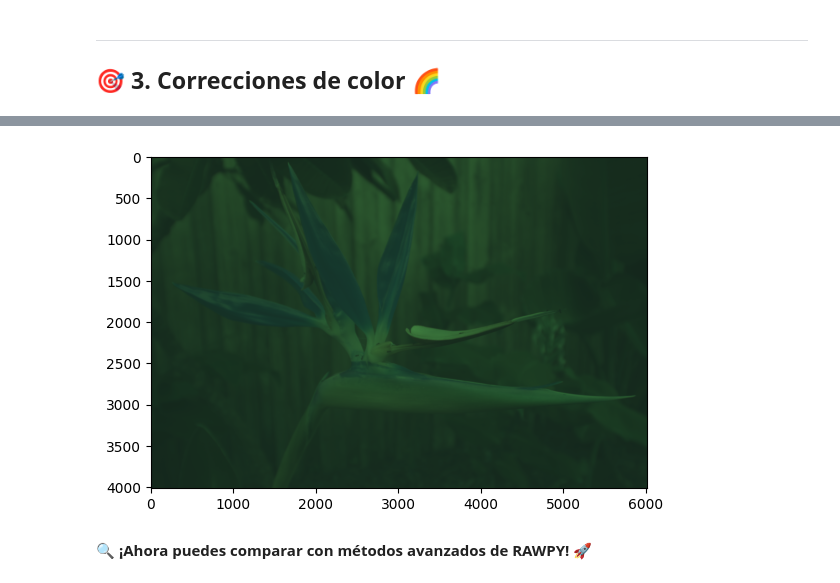
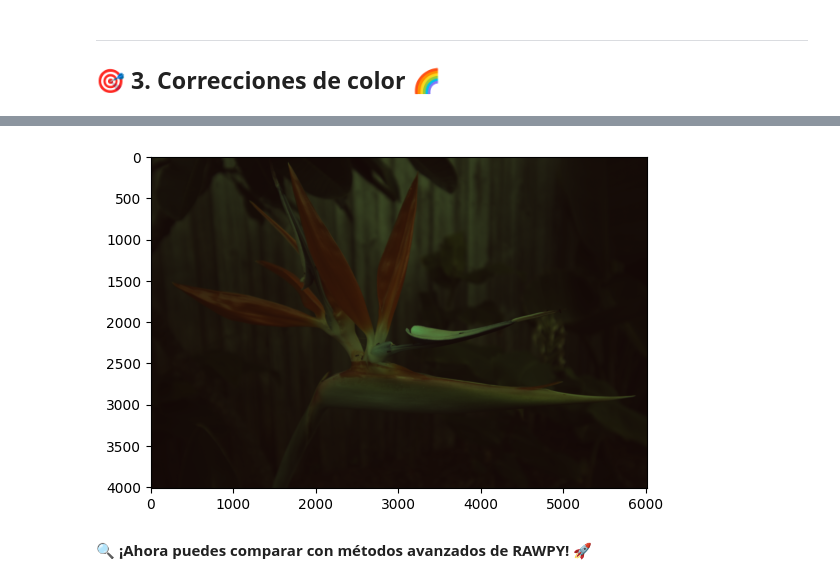
Before and after one commit to RLNicolas/Hands-on-Computer-Vision, a Jupyter notebook: sesiones/sesion2/Sesion2_1_Demosaicking.ipynb, the cells around one changed output, grey strips where cells are left out. Cells and saved outputs as stored; diff of their text form; code cells hidden in the pictures.

```diff
--- a/sesiones/sesion2/Sesion2_1_Demosaicking.ipynb
+++ b/sesiones/sesion2/Sesion2_1_Demosaicking.ipynb
@@ -210,9 +210,9 @@ G_KERNEL = np.array([[0,1,0],[1,0,1],[0,1,0]])
 #Filtro lineal para los canales azul y rojo (Note la diferencia)
 RB_KERNEL = np.array([[1,0,1],[0,0,0],[1,0,1]])
 
-r = convolve(r, RB_KERNEL, mode='nearest')
-b = convolve(b, RB_KERNEL, mode='nearest')
-g = convolve(g, G_KERNEL, mode='nearest')
+r = convolve(r, RB_KERNEL, mode='nearest') + r
+b = convolve(b, RB_KERNEL, mode='nearest') + b
+g = convolve(g, G_KERNEL, mode='nearest') + g
 
 channels = [r, g, b]
 titles = ['Red Channel', 'Green Channel', 'Blue Channel']
@@ -237,10 +237,13 @@ plt.show()
 ## 🎯 **3. Correcciones de color** <a name="tema4"></a> 🌈
 # %%
 # Definimos el valor de gamma para la corrección gamma
-gamma = 2.2 # 🛠️ Puedes cambiar este valor para ver cómo afecta a la imagen
+gamma = 1.0 # 🛠️ Puedes cambiar este valor para ver cómo afecta a la imagen
+
+channels = [b, g, r] #Intercambio de canales R y B
+titles = ['Red Channel', 'Green Channel', 'Blue Channel']
 
 # Apilamos los canales rojo, verde y azul para formar una imagen RGB
-rgb = np.stack([r,g,b], axis=-1) # 🛠️ Completar la función para apilar los canales
+rgb = np.stack(channels, axis=-1) # 🛠️ Completar la función para apilar los canales
 
 # # Normalización independiente por canal
 min_val = np.min(rgb, axis=(0, 1))  # Mínimo por canal
@@ -251,6 +254,8 @@ rgb = (rgb - min_val) / (max_val - min_val)  # Normalización Min-Max por canal
 # Aplicamos la corrección gamma a la imagen RGB
 rgb = (np.power(rgb, 1.0 / gamma) )
 
+rgb[..., 0] = rgb[..., 0] * 1.4
+
 # Mostramos la imagen resultante
 plt.imshow((rgb))
 plt.show()
@@ -258,4 +264,4 @@ plt.show()
-[figure, old version]
+[figure, new version]
 # %% [markdown]
 🔍 **¡Ahora puedes comparar con métodos avanzados de RAWPY!** 🚀
 # %%
```
Also changed, not shown: parts of 5 cells of this notebook.
